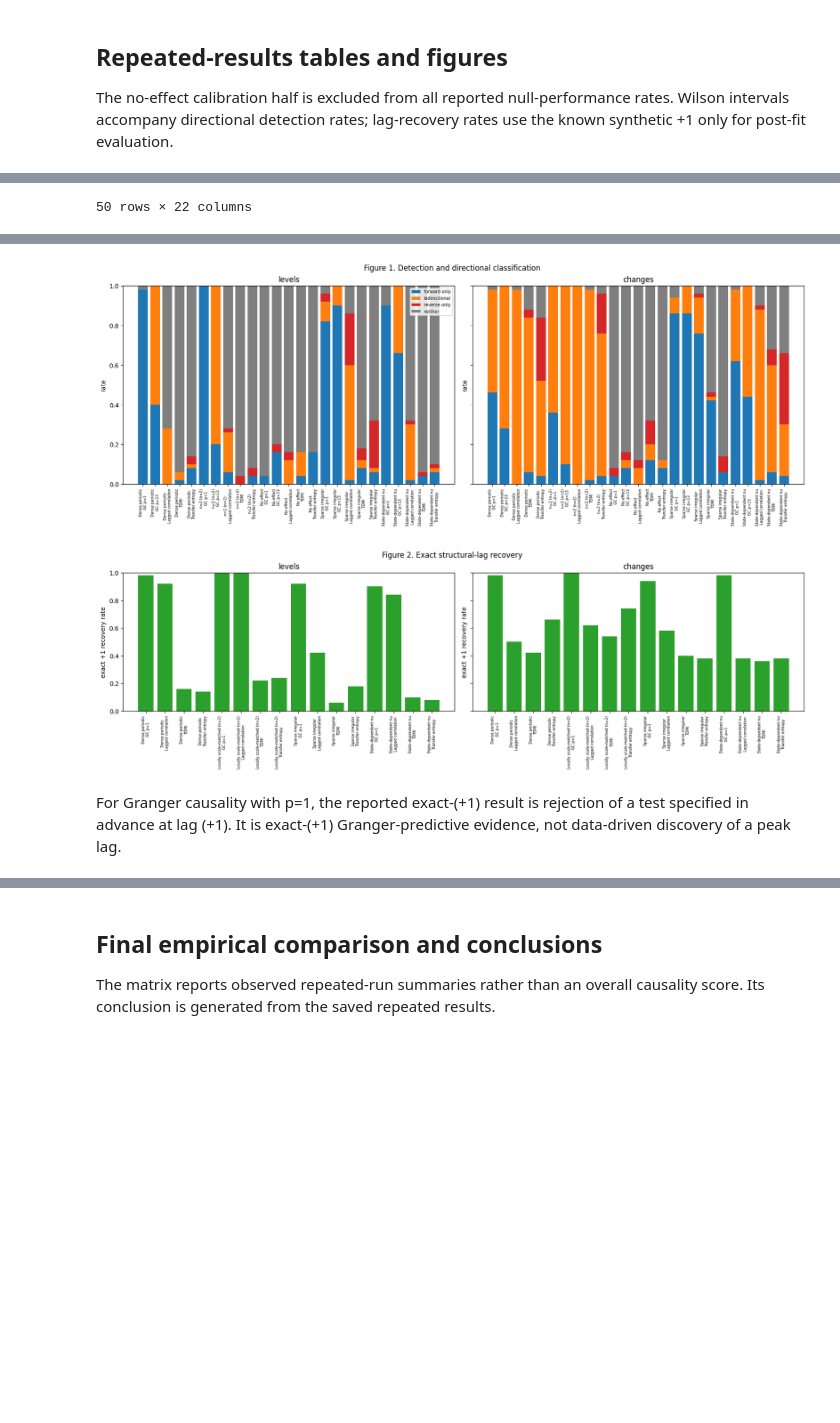
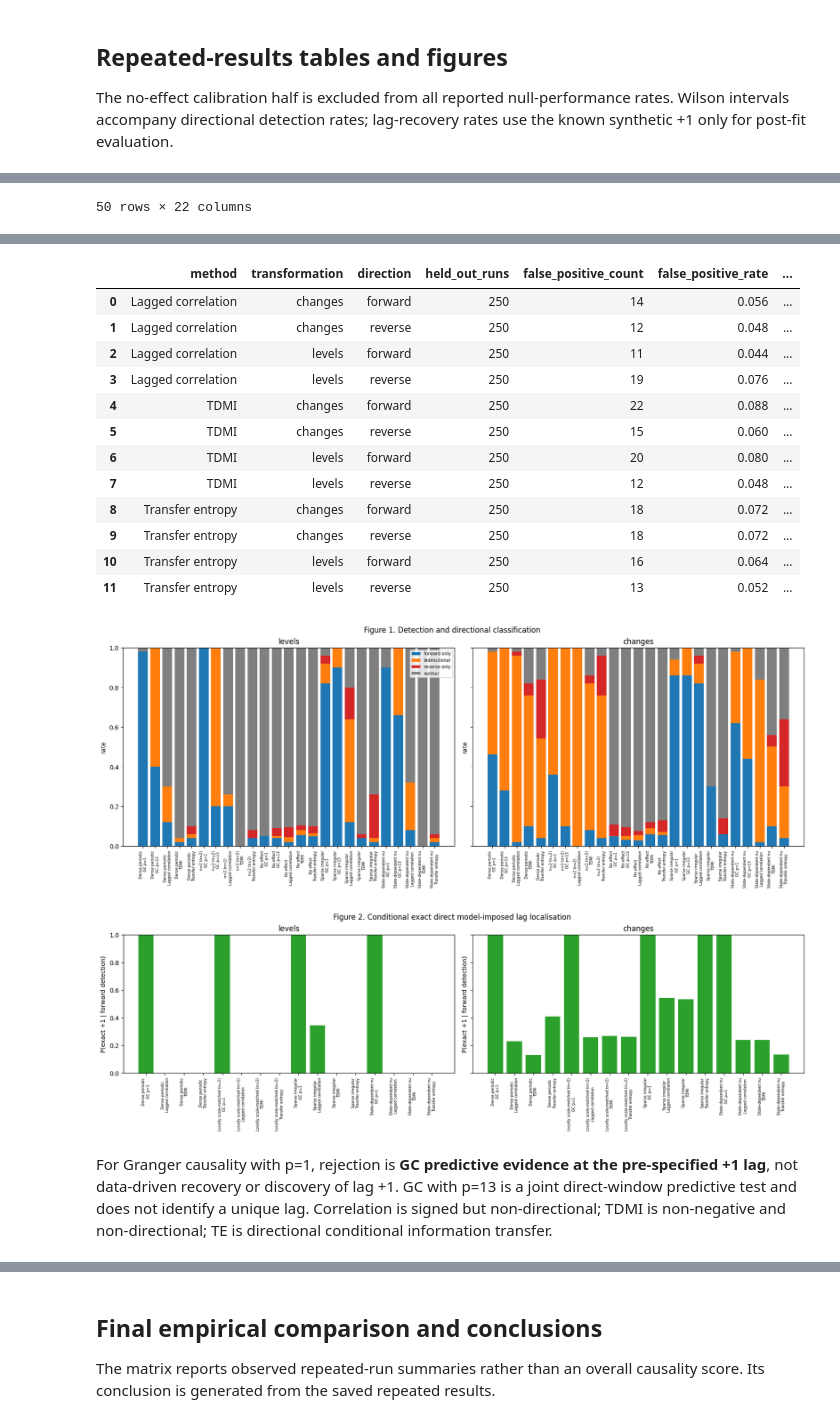
Before and after one commit to JivN24/HSBC-AN-RN, a Jupyter notebook: CODEWORK/Linus' Task Re-Do/11_dependence_and_causality_comparison.ipynb, the cells around one changed output, grey strips where cells are left out. Saved outputs shown, nothing was run; the diff lists cells and outputs as text; code cells hidden in the pictures; blank space fills up the shorter version.

Commit message:
Some final Changes. Apparently notebook 4 was not using notebook 3 results - pls note AK if you have written stuff on it

```diff
--- a/CODEWORK/Linus' Task Re-Do/11_dependence_and_causality_comparison.ipynb
+++ b/CODEWORK/Linus' Task Re-Do/11_dependence_and_causality_comparison.ipynb
@@ -299,7 +299,7 @@ for case_name in results:
             if order == 1:
                 exact_evidence = bool(forward.significant_5pct)
                 direct_evidence = bool(forward.significant_5pct)
-                unique_lag = 'p=1 forward predictive test; structural lag not established'
+                unique_lag = 'p=1 forward predictive test; direct model-imposed lag not established'
             else:
                 exact_evidence = 'not assessed by joint p=13 test'
                 direct_evidence = bool(forward.significant_5pct)
@@ -698,7 +786,7 @@ def wilson_interval(successes, total, alpha=.05):
 
 
 for column in ['forward_detected', 'reverse_detected', 'direct_window_recovery']:
-    run_metrics[column] = run_metrics[column].fillna(False).astype(bool)
+    run_metrics[column] = run_metrics[column].astype('boolean').fillna(False).astype(bool)
 run_metrics['exact_plus_1_recovery'] = pd.to_numeric(run_metrics['exact_plus_1_recovery'], errors='coerce')
 run_metrics['is_held_out_null'] = run_metrics.case_name.eq('No effect (n=1)') & run_metrics.seed.isin(NULL_EVALUATION_SEEDS)
 reporting_metrics = run_metrics.loc[~run_metrics.case_name.eq('No effect (n=1)') | run_metrics.seed.isin(NULL_EVALUATION_SEEDS)].copy()
@@ -738,6 +826,8 @@ lag_recovery_display[display_columns] = lag_recovery_display[display_columns].as
 gc13_display_mask = lag_recovery_display.method.eq('Granger causality p=13')
 lag_recovery_display.loc[gc13_display_mask, 'exact +1 recovery rate'] = 'Not applicable - joint window test'
 lag_recovery_display.loc[gc13_display_mask, 'exact +1 conditional on forward detection'] = 'Not applicable - joint window test'
+lag_recovery_table['forward-detection denominator'] = [int(signal_metrics.loc[(signal_metrics.case_name.eq(row['case'])) & (signal_metrics.method.eq(row['method'])) & (signal_metrics.transformation.eq(row['transformation'])) & signal_metrics.forward_detected].shape[0]) for _, row in lag_recovery_table.iterrows()]
+assert all(row['forward-detection denominator'] == int(signal_metrics.loc[(signal_metrics.case_name.eq(row['case'])) & (signal_metrics.method.eq(row['method'])) & (signal_metrics.transformation.eq(row['transformation'])) & signal_metrics.forward_detected].shape[0]) for _, row in lag_recovery_table.iterrows())
 display(lag_recovery_display)
 
 null_rows = []
@@ -745,6 +835,7 @@ for keys, group in run_metrics.loc[run_metrics.is_held_out_null].groupby(['metho
     null_rows.append({'method': keys[0], 'transformation': keys[1], 'held-out runs': len(group), 'forward false-positive rate': group.forward_detected.mean(), 'reverse false-positive rate': group.reverse_detected.mean(), 'bidirectional false-positive rate': group.directional_classification.eq('bidirectional').mean()})
 held_out_null_table = pd.DataFrame(null_rows)
 display(held_out_null_table)
+display(held_out_fpr_table)
 
 methods_in_results = list(dependence_direction_table.method.drop_duplicates())
 fig, axes = plt.subplots(1, 2, figsize=(16, 6), sharey=True, constrained_layout=True)
@@ -765,12 +856,12 @@ fig, axes = plt.subplots(1, 2, figsize=(16, 5), sharey=True, constrained_layout=
 for ax, transformation in zip(axes, ['levels', 'changes']):
     subset = lag_recovery_table.loc[lag_recovery_table.transformation.eq(transformation) & lag_recovery_table.method.isin(['Lagged correlation', 'Granger causality p=1', 'TDMI', 'Transfer entropy'])]
     labels = [row['case'].replace(' (n=1)', '') + '\n' + row['method'].replace('Granger causality ', 'GC ') for _, row in subset.iterrows()]
-    ax.bar(np.arange(len(subset)), subset['exact +1 recovery rate'], color='tab:green')
-    ax.set(title=transformation, xticks=np.arange(len(subset)), xticklabels=labels, ylim=(0, 1), ylabel='exact +1 recovery rate')
+    ax.bar(np.arange(len(subset)), subset['exact +1 conditional on forward detection'], color='tab:green')
+    ax.set(title=transformation, xticks=np.arange(len(subset)), xticklabels=labels, ylim=(0, 1), ylabel='P(exact +1 | forward detection)')
     ax.tick_params(axis='x', labelrotation=90, labelsize=6)
-fig.suptitle('Figure 2. Exact structural-lag recovery')
+fig.suptitle('Figure 2. Conditional exact direct model-imposed lag localisation')
 plt.show()
-display(Markdown('For Granger causality with p=1, the reported exact-(+1) result is rejection of a test specified in advance at lag (+1). It is exact-(+1) Granger-predictive evidence, not data-driven discovery of a peak lag.'))
+display(Markdown('For Granger causality with p=1, rejection is **GC predictive evidence at the pre-specified +1 lag**, not data-driven recovery or discovery of lag +1. GC with p=13 is a joint direct-window predictive test and does not identify a unique lag. Correlation is signed but non-directional; TDMI is non-negative and non-directional; TE is directional conditional information transfer.'))
 
 curve_methods = ['Lagged correlation', 'TDMI'] + (['Transfer entropy'] if TE_VALIDATION_PASSED else [])
 curve_cases = ['Dense periodic (n=1)', 'Sparse irregular (n=1)', 'No effect (n=1)']
@@ -839,6 +930,19 @@ plt.show()
+|  | method | transformation | direction | held_out_runs | false_positive_count | false_positive_rate | ... |
+| 0 | Lagged correlation | changes | forward | 250 | 14 | 0.056 | ... |
+| 1 | Lagged correlation | changes | reverse | 250 | 12 | 0.048 | ... |
+| 2 | Lagged correlation | levels | forward | 250 | 11 | 0.044 | ... |
+| 3 | Lagged correlation | levels | reverse | 250 | 19 | 0.076 | ... |
+| 4 | TDMI | changes | forward | 250 | 22 | 0.088 | ... |
+| 5 | TDMI | changes | reverse | 250 | 15 | 0.060 | ... |
+| 6 | TDMI | levels | forward | 250 | 20 | 0.080 | ... |
+| 7 | TDMI | levels | reverse | 250 | 12 | 0.048 | ... |
+| 8 | Transfer entropy | changes | forward | 250 | 18 | 0.072 | ... |
+| 9 | Transfer entropy | changes | reverse | 250 | 18 | 0.072 | ... |
+| 10 | Transfer entropy | levels | forward | 250 | 16 | 0.064 | ... |
+| 11 | Transfer entropy | levels | reverse | 250 | 13 | 0.052 | ... |
-[figure, old version]
+[figure, new version]
-[figure, old version]
+[figure, new version]
-For Granger causality with p=1, the reported exact-(+1) result is rejection of a test specified in advance at lag (+1). It is exact-(+1) Granger-predictive evidence, not data-driven discovery of a peak lag.
+For Granger causality with p=1, rejection is **GC predictive evidence at the pre-specified +1 lag**, not data-driven recovery or discovery of lag +1. GC with p=13 is a joint direct-window predictive test and does not identify a unique lag. Correlation is signed but non-directional; TDMI is non-negative and non-directional; TE is directional conditional information transfer.
 [figure]
 # %% [markdown]
 ## Final empirical comparison and conclusions
```
Also changed, not shown: parts of 9 cells of this notebook, 57 other files.
